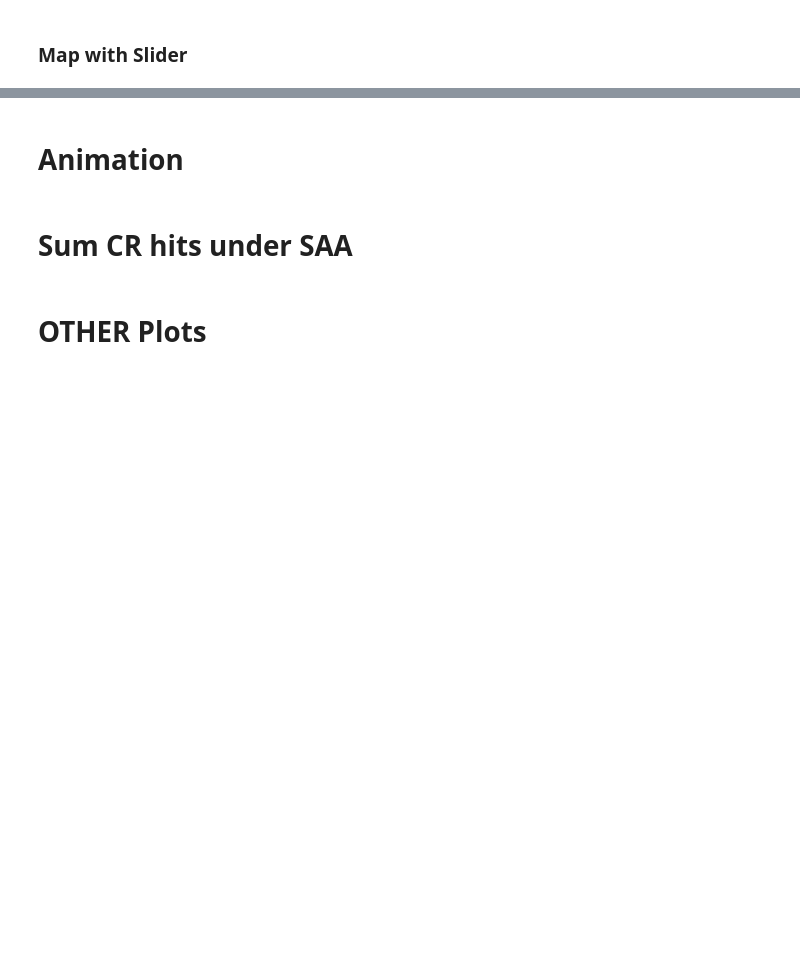
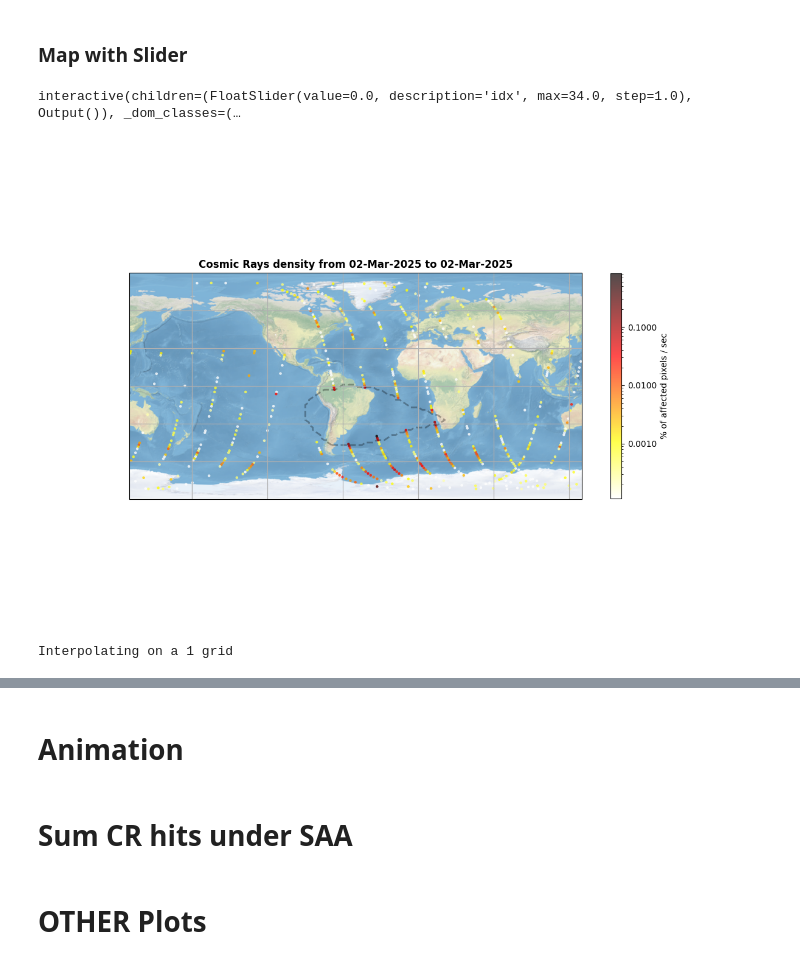
Before and after one commit to luisepevestorff/CheopsCosmics, a Jupyter notebook: plot_maps.ipynb, the cells around one changed output, grey strips where cells are left out. Saved outputs shown, nothing was run; the diff lists cells and outputs as text; code cells hidden in the pictures; blank space fills up the shorter version.

```diff
--- a/plot_maps.ipynb
+++ b/plot_maps.ipynb
@@ -226,17 +221,18 @@ Interpolating on a 1 grid
 # %% [markdown]
 ### Map with Slider
 # %%
-bin = True
+bin = False
 # Interpolation level, can be 'None', 'base_grid' or 'fine_grid'
-interpolation = 'base_grid'
+if bin:
+    interp_grid_size = 5
 log_plot = True
 
 # Time between frames
-time_resolution =  pd.Timedelta(weeks= 1)
+time_resolution =  pd.Timedelta(days= 0.5)
 nb_maps = int(np.ceil((end_date - start_date)/time_resolution))
 
 
-def update_data(idx):
+def update_data(idx, bin):
     start = start_date + time_resolution*int(idx)
     end  = start_date + time_resolution*(int(idx)+1)
     data_between_dates = data_plot[(data_plot.time > start) & (data_plot.time < end)]
@@ -245,16 +241,17 @@ def update_data(idx):
     y = data_between_dates[y_values]
     c = data_between_dates[hue_values]
 
-    SAA_current = plt.contour(lon[1:,1:], lat[1:,1:], SAA_masked_binned, colors = 'grey', linewidths = 2,  alpha = 1,levels=[0], origin='lower', extent=(lon_min, lon_max, lat_min, lat_max),transform=ccrs.PlateCarree())
-
+    SAA_current = plt.contour(lon_SAA2D,lat_SAA2D,SAA_mask2D, colors = 'k', linestyles ='dashed', linewidths = 2,  alpha = 0.3,levels=[0], origin='lower', extent=(lon_min, lon_max, lat_min, lat_max),transform=ccrs.PlateCarree())
 
     #plt.scatter(south_mag_pole_coord[0], south_mag_pole_coord[1], s = 100, marker = 'X', transform=ccrs.PlateCarree(), label = "South magnetic pole")
     #circle_lat, circle_lon = circle_points(south_mag_pole_coord[1], south_mag_pole_coord[0], 23.44, num_points=120)
     #plt.plot(circle_lon, circle_lat, transform=ccrs.PlateCarree())
 
-    binned_data, _, _, _, _  = bin_data(x,y,c, interpolation=interpolation, type = hue_values)
-
-    return start,end,binned_data
+    if bin:
+        binned_data, _, _, _, _  = bin_data(x,y,c, interp_grid_size=interp_grid_size, type = hue_values)
+        return start,end,binned_data
+    else:
+        return start,end,x,y,c
 
 
 fig = plt.figure(figsize=figsize)
@@ -263,7 +260,8 @@ ax.stock_img()
 ax.gridlines()
 
 # Plot SAA contour
-SAA_current = plt.contour(lon[1:,1:], lat[1:,1:], SAA_masked_binned, colors = 'grey', linewidths = 2,  alpha = 1,levels=[0], origin='lower', extent=(lon_min, lon_max, lat_min, lat_max),transform=ccrs.PlateCarree())
+# SAA_current = plt.contour(lon[1:,1:], lat[1:,1:], SAA_masked_binned, colors = 'grey', linewidths = 2,  alpha = 1,levels=[0], origin='lower', extent=(lon_min, lon_max, lat_min, lat_max),transform=ccrs.PlateCarree())
+SAA_current = plt.contour(lon_SAA2D,lat_SAA2D,SAA_mask2D, colors = 'k', linestyles ='dashed', linewidths = 2,  alpha = 0.3,levels=[0], origin='lower', extent=(lon_min, lon_max, lat_min, lat_max),transform=ccrs.PlateCarree())
 h1,_ = SAA_current.legend_elements()
 legend_items.append(h1[0])
 legend_labels.append('Current mask')
@@ -274,7 +272,7 @@ y = data_plot[y_values]
 c = data_plot[hue_values]
 
 if bin:
-    binned_data, _, _, lon_data, lat_data  = bin_data(x,y,c, interpolation=interpolation, type = hue_values)
+    binned_data, _, _, lon_data, lat_data  = bin_data(x,y,c, interp_grid_size=interp_grid_size, type = hue_values)
     if log_plot:
         SAA_map_plot = ax.imshow(binned_data, origin='lower', alpha = 0.7, cmap = color_map, norm = LogNorm(), transform=ccrs.PlateCarree())
     else :
@@ -295,42 +293,48 @@ for i, contour_level in enumerate([0.1,1,5]):
 
 if hue_values == 'percentage_cosmics':
     unit = 'Percentage of affected pixels'
     name_file_start = "per_CR_"
     cbar = plt.colorbar(SAA_map_plot, label = '% of affected pixels', shrink=0.6)
     cbar.formatter = FormatStrFormatter("%.4f")
     cbar.update_ticks()
 elif hue_values == 'percentage_cosmics_per_s':
     name_file_start = "per_CR_s_"
     unit = 'Percentage of affected pixels / s'
     cbar = plt.colorbar(SAA_map_plot, label = '% of affected pixels / sec', shrink=0.6)
     cbar.formatter = FormatStrFormatter("%.4f")
     cbar.update_ticks()
 else:
     name_file_start = "CR_density_"
     unit = 'Density of cosmics'
     cbar = plt.colorbar(SAA_map_plot, label = 'hits/cm2/s', shrink=0.6)
 
 
 def plotimg(idx):
 
     ax.clear()
     ax.stock_img()
     ax.gridlines()
-    # start = start_date + time_resolution*int(idx)
-    # end  = start_date + time_resolution*(int(idx)+1)
-    # data_between_dates = data_plot[(data_plot.time > start) & (data_plot.time < end)]
 
-    # x = data_between_dates['LONGITUDE']
-    # y = data_between_dates['LATITUDE']
-    # c = data_between_dates['density_cosmics']
-    start,end, binned_data = update_data(idx)
-    if logscale:
-        cr = ax.imshow(binned_data, origin='lower', alpha = 0.7, cmap = color_map, extent=(lon_min, lon_max, lat_min, lat_max), norm = LogNorm(), transform=ccrs.PlateCarree())
-        #cr = ax.scatter(x,y,c = c, s = 5, alpha = 0.7, norm=LogNorm(), marker = 'o', cmap='hot_r', transform=ccrs.Geodetic())#, label = labels[i])
+    if bin:
+        start,end, binned_data = update_data(idx,bin)
+        if log_plot:
+            cr = ax.imshow(binned_data, origin='lower', alpha = 0.7, cmap = color_map, extent=(lon_min, lon_max, lat_min, lat_max), norm = LogNorm(), transform=ccrs.PlateCarree())
+        else:
+            cr = ax.imshow(binned_data, origin='lower', alpha = 0.7, cmap = color_map, extent=(lon_min, lon_max, lat_min, lat_max), transform=ccrs.PlateCarree())
     else:
-        cr = ax.imshow(binned_data, origin='lower', alpha = 0.7, cmap = color_map, extent=(lon_min, lon_max, lat_min, lat_max), transform=ccrs.PlateCarree())
-        # cr = ax.scatter(x,y,c = c, s = 5, alpha = 0.7, marker = 'o', cmap=color_map, transform=ccrs.Geodetic())#, label = labels[i]
+        start,end, x,y,c = update_data(idx,bin)
+        if log_plot:
+            cr = ax.scatter(x,y,c = c, s = 5, alpha = 0.7, norm=LogNorm(), marker = 'o', cmap='hot_r', transform=ccrs.Geodetic())#, label = labels[i])
+        else:
+            cr = ax.scatter(x,y,c = c, s = 5, alpha = 0.7, marker = 'o', cmap=color_map, transform=ccrs.Geodetic())#, label = labels[i]
     ax.set_title('Cosmic Rays density from ' + start.strftime('%d-%b-%Y') + ' to ' + end.strftime('%d-%b-%Y'), weight = 'bold')
 
 ipywidgets.interact(plotimg, idx = ipywidgets.FloatSlider(value=0,min=0,max=nb_maps-1,step=1))
 plt.show()
+# %% [output]
+interactive(children=(FloatSlider(value=0.0, description='idx', max=34.0, step=1.0), Output()), _dom_classes=(…
+[figure, added]
+# %%
+start,end, binned_data = update_data(28,True)
+# %% [output]
+Interpolating on a 1 grid
```
Also changed, not shown: parts of 8 cells of this notebook, 1 other file.
